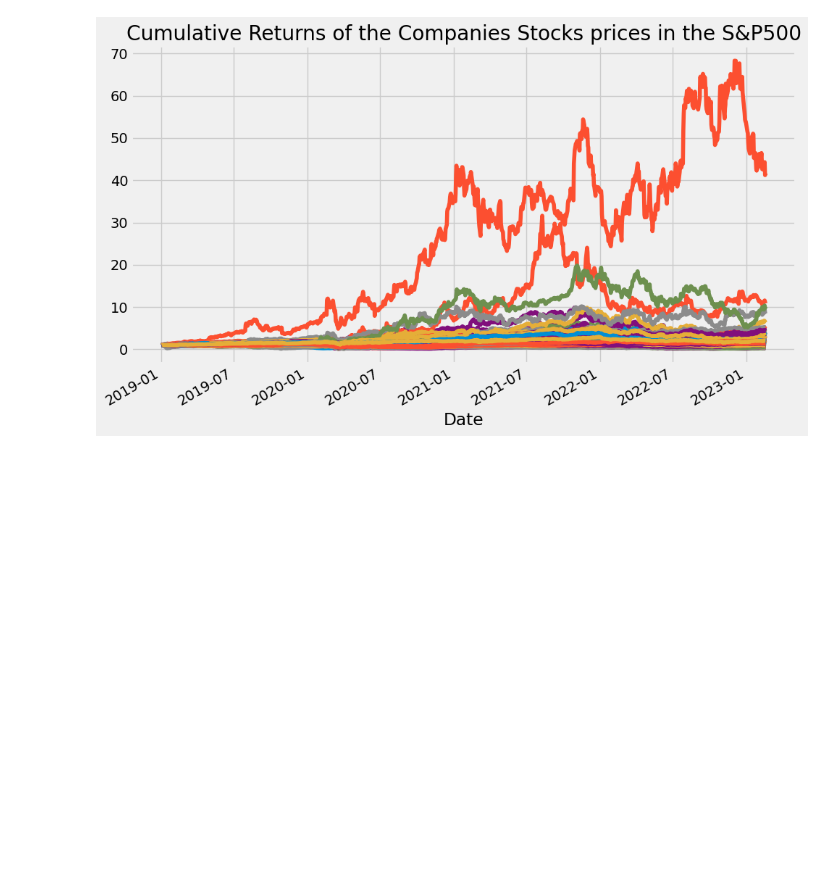
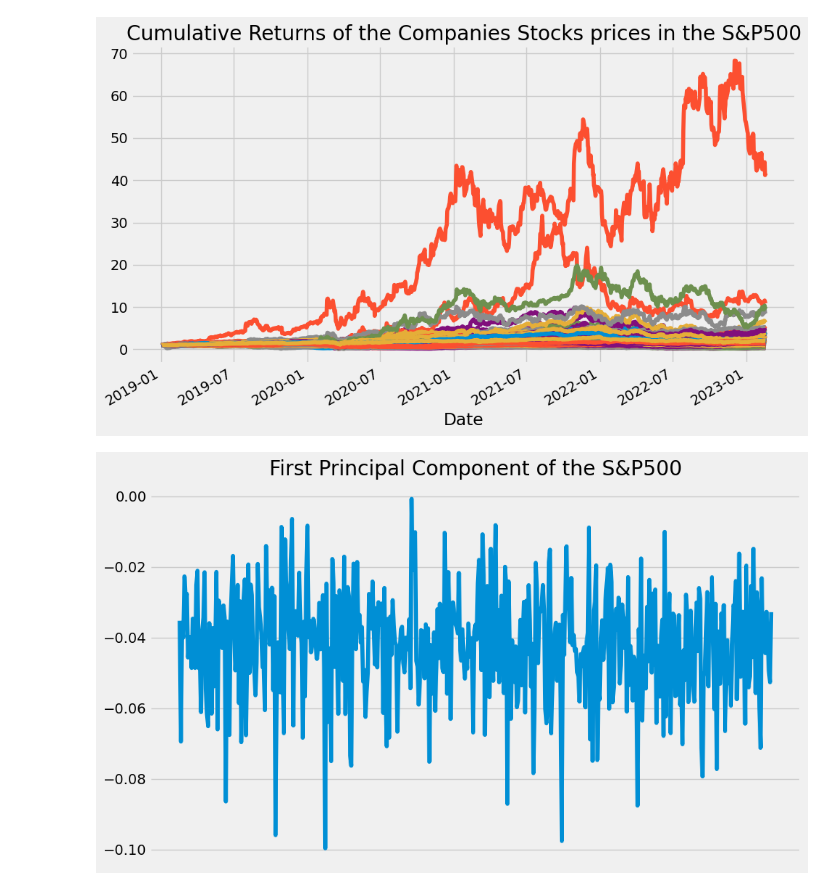
Before and after one commit to amaboh/Machine_learning_in_finance, a Jupyter notebook: Untitled Folder/PCA_for_stock_price_pediction.ipynb, the cells around one changed output. Cells and saved outputs as stored; diff of their text form; code cells hidden in the pictures; blank space fills up the shorter version.

Commit message:
plots of PCA

```diff
--- a/Untitled Folder/PCA_for_stock_price_pediction.ipynb
+++ b/Untitled Folder/PCA_for_stock_price_pediction.ipynb
@@ -59 +58,8 @@ pca = PCA(1).fit(rs.fillna(0))
 pc1 = pd.Series(index=rs.columns, data=pca.components_[0])
+# %%
+#Plot the first principal component of the S&P500 stocks
+pc1.plot(figsize=(10,6), xticks=[], grid=True, title='First Principal Component of the S&P500')
+plt.tight_layout()
+plt.savefig('tmp.png')
+# %% [output]
+[figure, added]
```
Also changed, not shown: parts of 3 cells of this notebook, 1 other file.
